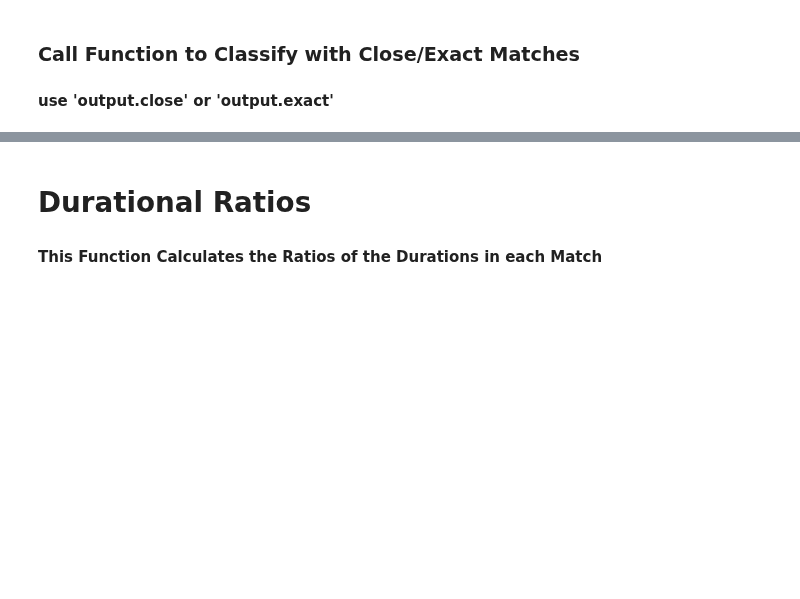
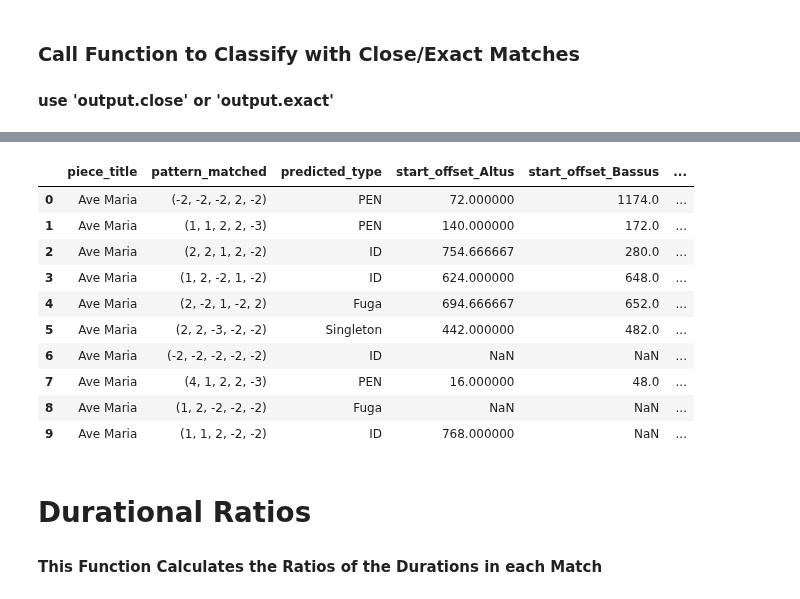
Before and after one commit to RichardFreedman/CRIM-notebooks, a Jupyter notebook: CRIM/CRIM_intervals_nb_1_19_21_dev.ipynb, the cells around one changed output, grey strips where cells are left out. Cells and saved outputs as stored; diff of their text form; code cells hidden in the pictures; blank space fills up the shorter version.

```diff
--- a/CRIM/CRIM_intervals_nb_1_19_21_dev.ipynb
+++ b/CRIM/CRIM_intervals_nb_1_19_21_dev.ipynb
@@ -387,3 +401,26 @@ def
+# %%
+wide_df = dff.pivot_table(index=["piece_title", "pattern_matched", "predicted_type"],
+            columns=["part"],
+            values=["start_offset"],
+            )
+
+wide_df.columns = [f"{a}_{b}" for a, b in wide_df.columns]
+wide_df = wide_df.sort_values("start_offset_[Superius]")
+wide_df = wide_df.reset_index()
+
+wide_df.head(50)
+# %% [output]
+|  | piece_title | pattern_matched | predicted_type | start_offset_Altus | start_offset_Bassus | ... |
+| 0 | Ave Maria | (-2, -2, -2, 2, -2) | PEN | 72.000000 | 1174.0 | ... |
+| 1 | Ave Maria | (1, 1, 2, 2, -3) | PEN | 140.000000 | 172.0 | ... |
+| 2 | Ave Maria | (2, 2, 1, 2, -2) | ID | 754.666667 | 280.0 | ... |
+| 3 | Ave Maria | (1, 2, -2, 1, -2) | ID | 624.000000 | 648.0 | ... |
+| 4 | Ave Maria | (2, -2, 1, -2, 2) | Fuga | 694.666667 | 652.0 | ... |
+| 5 | Ave Maria | (2, 2, -3, -2, -2) | Singleton | 442.000000 | 482.0 | ... |
+| 6 | Ave Maria | (-2, -2, -2, -2, -2) | ID | NaN | NaN | ... |
+| 7 | Ave Maria | (4, 1, 2, 2, -3) | PEN | 16.000000 | 48.0 | ... |
+| 8 | Ave Maria | (1, 2, -2, -2, -2) | Fuga | NaN | NaN | ... |
+| 9 | Ave Maria | (1, 1, 2, -2, -2) | ID | 768.000000 | NaN | ... |
 # %% [markdown]
 # Durational Ratios
 
```
Also changed, not shown: parts of 5 cells of this notebook, 3 other files.
